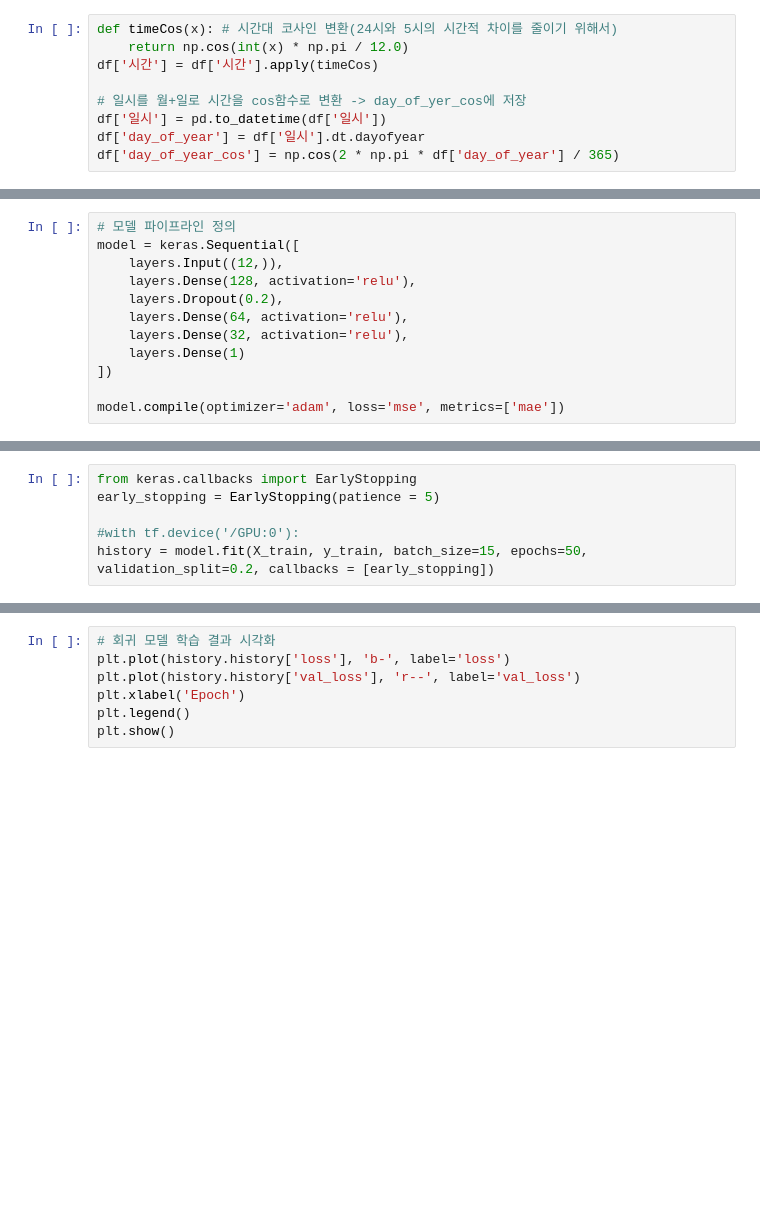
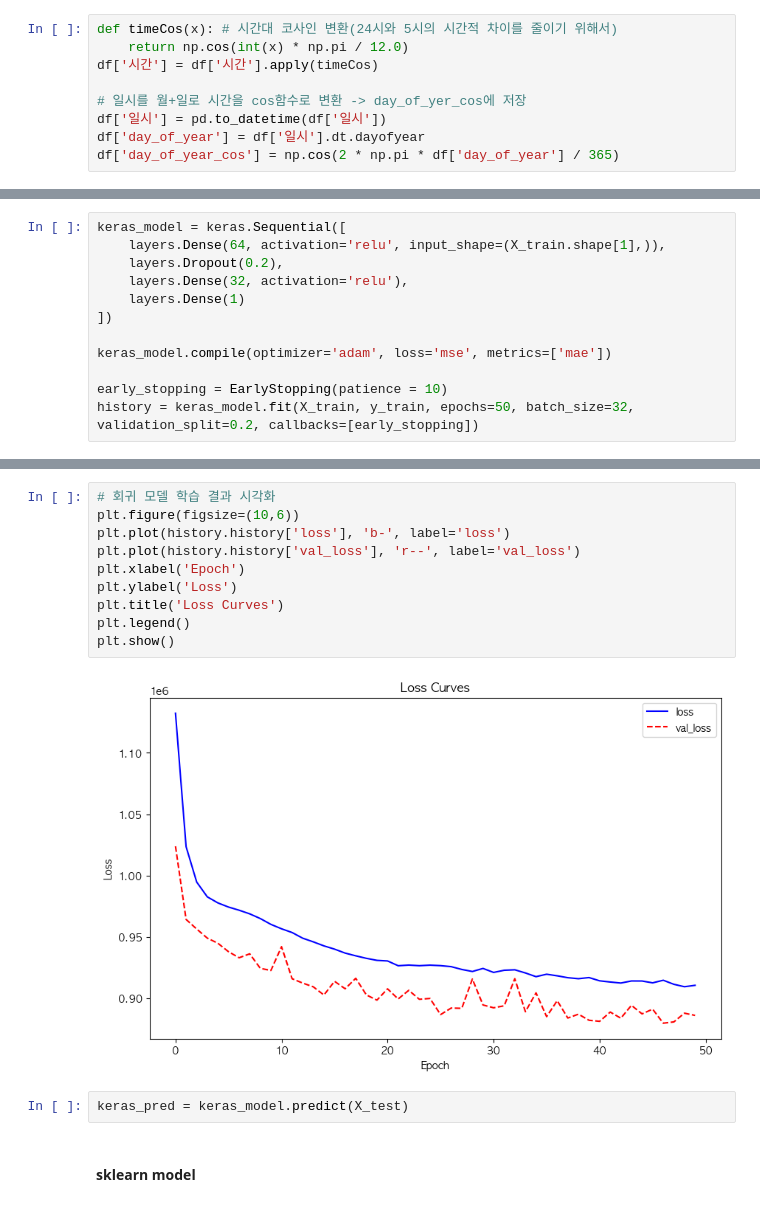
Before and after one commit to SeungminKimdev/seoul-busroute-analysis, a Jupyter notebook: MLmake.ipynb, the cells around one changed output, grey strips where cells are left out. Cells and saved outputs as stored; diff of their text form; blank space fills up the shorter version.

```diff
--- a/MLmake.ipynb
+++ b/MLmake.ipynb
@@ -79,12 +84,12 @@ X_train.shape
 # %%
-# 모델 파이프라인 정의
-model = keras.Sequential([
-    layers.Input((12,)),
-    layers.Dense(128, activation='relu'),
+keras_model = keras.Sequential([
+    layers.Dense(64, activation='relu', input_shape=(X_train.shape[1],)),
     layers.Dropout(0.2),
-    layers.Dense(64, activation='relu'),
     layers.Dense(32, activation='relu'),
     layers.Dense(1)
 ])
 
-model.compile(optimizer='adam', loss='mse', metrics=['mae'])
+keras_model.compile(optimizer='adam', loss='mse', metrics=['mae'])
+
+early_stopping = EarlyStopping(patience = 10)
+history = keras_model.fit(X_train, y_train, epochs=50, batch_size=32, validation_split=0.2, callbacks=[early_stopping])
@@ -111,6 +114,0 @@ Model: "sequential"
-# %%
-from keras.callbacks import EarlyStopping
-early_stopping = EarlyStopping(patience = 5)
-
-#with tf.device('/GPU:0'):
-history = model.fit(X_train, y_train, batch_size=15, epochs=50, validation_split=0.2, callbacks = [early_stopping])
@@ -127,7 +120,16 @@ model.evaluate(X_test,y_test)
 # %%
 # 회귀 모델 학습 결과 시각화
+plt.figure(figsize=(10,6))
 plt.plot(history.history['loss'], 'b-', label='loss')
 plt.plot(history.history['val_loss'], 'r--', label='val_loss')
 plt.xlabel('Epoch')
+plt.ylabel('Loss')
+plt.title('Loss Curves')
 plt.legend()
 plt.show()
+# %% [output]
+[figure, added]
+# %%
+keras_pred = keras_model.predict(X_test)
+# %% [markdown]
+#### sklearn model
```
Also changed, not shown: parts of 19 cells of this notebook, 1 other file.
